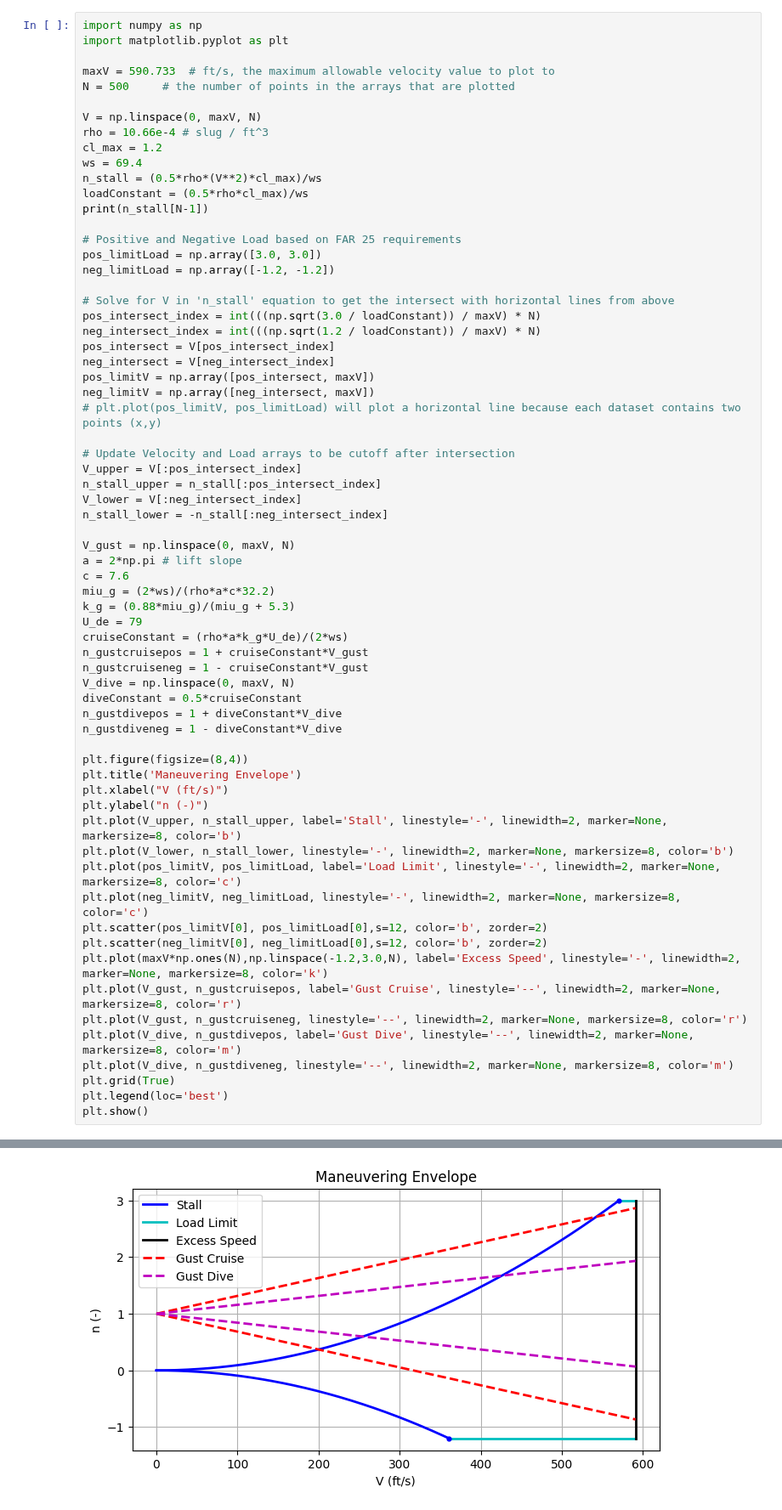
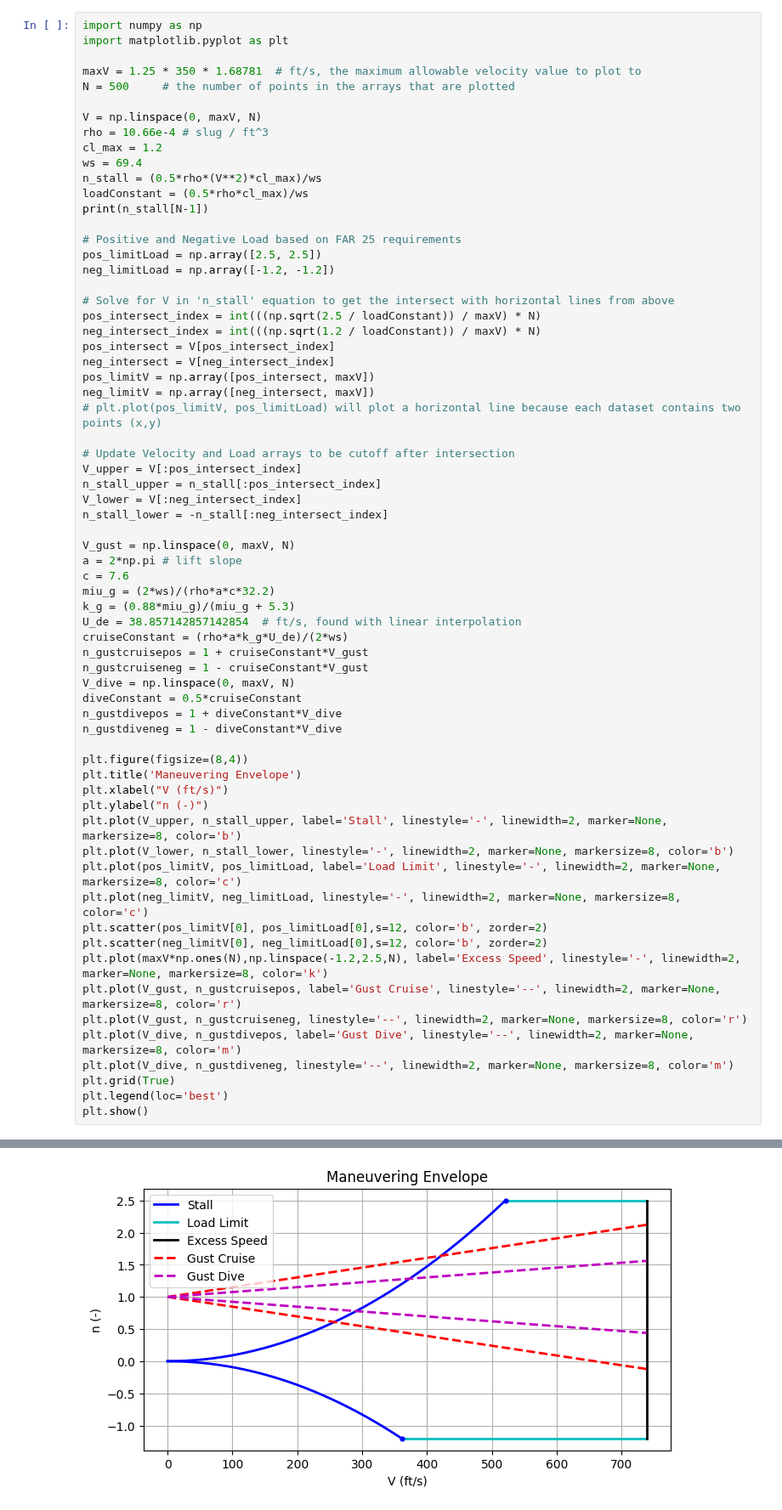
Before and after one commit to jucobee/START, a Jupyter notebook: B3/v-n.ipynb, the cells around one changed output, grey strips where cells are left out. Shown at 85% size. Drawn from its saved outputs; the diff is of its cells as text.

```diff
--- a/B3/v-n.ipynb
+++ b/B3/v-n.ipynb
@@ -2,7 +2,7 @@
 import numpy as np
 import matplotlib.pyplot as plt
 
-maxV = 590.733  # ft/s, the maximum allowable velocity value to plot to
+maxV = 1.25 * 350 * 1.68781  # ft/s, the maximum allowable velocity value to plot to
 N = 500     # the number of points in the arrays that are plotted
 
 V = np.linspace(0, maxV, N)
@@ -14,11 +14,11 @@ loadConstant = (0.5*rho*cl_max)/ws
 print(n_stall[N-1])
 
 # Positive and Negative Load based on FAR 25 requirements
-pos_limitLoad = np.array([3.0, 3.0])
+pos_limitLoad = np.array([2.5, 2.5])
 neg_limitLoad = np.array([-1.2, -1.2])
 
 # Solve for V in 'n_stall' equation to get the intersect with horizontal lines from above
-pos_intersect_index = int(((np.sqrt(3.0 / loadConstant)) / maxV) * N)
+pos_intersect_index = int(((np.sqrt(2.5 / loadConstant)) / maxV) * N)
 neg_intersect_index = int(((np.sqrt(1.2 / loadConstant)) / maxV) * N)
 pos_intersect = V[pos_intersect_index]
 neg_intersect = V[neg_intersect_index]
@@ -37,7 +37,7 @@ a = 2*np.pi # lift slope
 c = 7.6
 miu_g = (2*ws)/(rho*a*c*32.2)
 k_g = (0.88*miu_g)/(miu_g + 5.3)
-U_de = 79
+U_de = 38.857142857142854  # ft/s, found with linear interpolation
 cruiseConstant = (rho*a*k_g*U_de)/(2*ws)
 n_gustcruisepos = 1 + cruiseConstant*V_gust
 n_gustcruiseneg = 1 - cruiseConstant*V_gust
@@ -56,7 +56,7 @@ plt.plot(pos_limitV, pos_limitLoad, label='Load Limit', linestyle='-', linewidth
 plt.plot(neg_limitV, neg_limitLoad, linestyle='-', linewidth=2, marker=None, markersize=8, color='c')
 plt.scatter(pos_limitV[0], pos_limitLoad[0],s=12, color='b', zorder=2)
 plt.scatter(neg_limitV[0], neg_limitLoad[0],s=12, color='b', zorder=2)
-plt.plot(maxV*np.ones(N),np.linspace(-1.2,3.0,N), label='Excess Speed', linestyle='-', linewidth=2, marker=None, markersize=8, color='k')
+plt.plot(maxV*np.ones(N),np.linspace(-1.2,2.5,N), label='Excess Speed', linestyle='-', linewidth=2, marker=None, markersize=8, color='k')
 plt.plot(V_gust, n_gustcruisepos, label='Gust Cruise', linestyle='--', linewidth=2, marker=None, markersize=8, color='r')
 plt.plot(V_gust, n_gustcruiseneg, linestyle='--', linewidth=2, marker=None, markersize=8, color='r')
 plt.plot(V_dive, n_gustdivepos, label='Gust Dive', linestyle='--', linewidth=2, marker=None, markersize=8, color='m')
@@ -69 +69 @@ plt.show()
-[figure, old version]
+[figure, new version]
```
Also changed, not shown: parts of 1 cell of this notebook.
